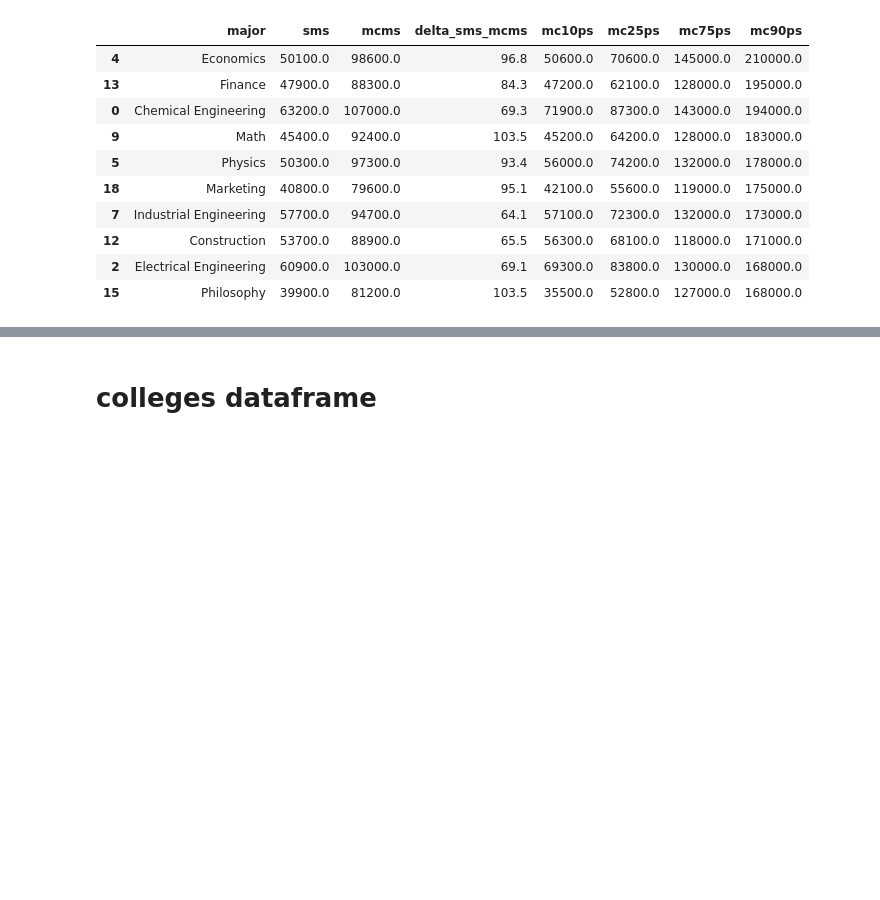
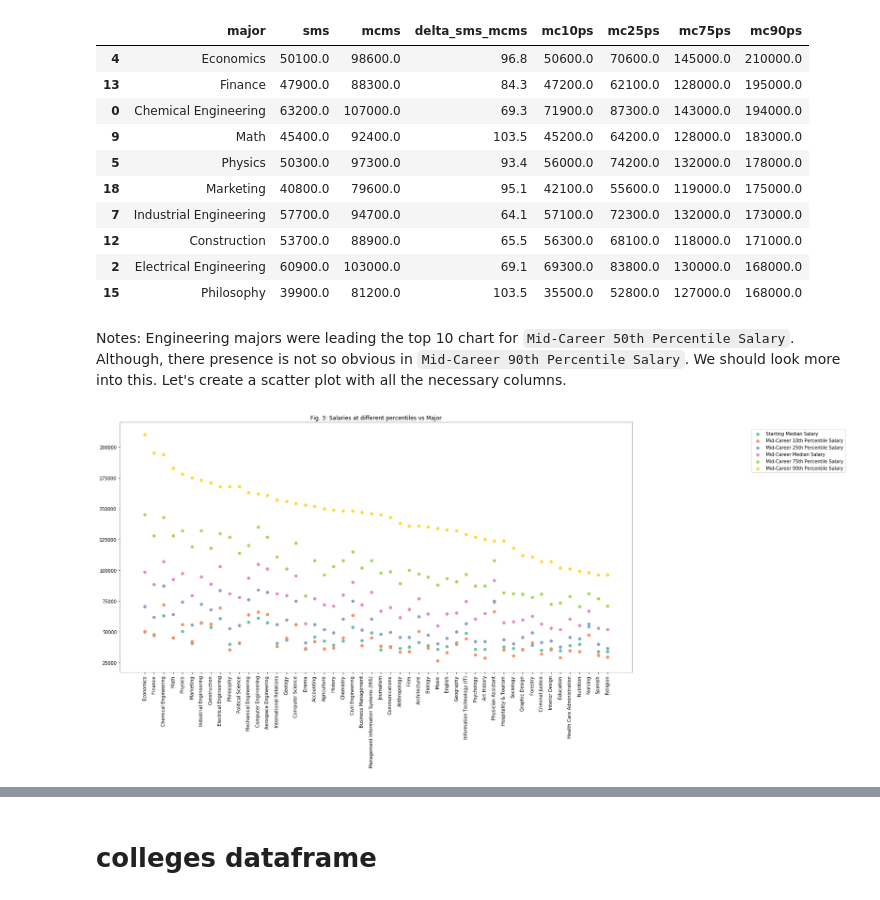
Before and after one commit to ccny-data/College_Major_Data, a Jupyter notebook: playground/college_salaries.ipynb, the cells around one changed output, grey strips where cells are left out. Cells and saved outputs as stored; diff of their text form; code cells hidden in the pictures; blank space fills up the shorter version.

```diff
--- a/playground/college_salaries.ipynb
+++ b/playground/college_salaries.ipynb
@@ -146,3 +148,48 @@ degrees.head(10)
 | 12 | Construction | 53700.0 | 88900.0 | 65.5 | 56300.0 | 68100.0 | 118000.0 | 171000.0 |
 | 2 | Electrical Engineering | 60900.0 | 103000.0 | 69.1 | 69300.0 | 83800.0 | 130000.0 | 168000.0 |
 | 15 | Philosophy | 39900.0 | 81200.0 | 103.5 | 35500.0 | 52800.0 | 127000.0 | 168000.0 |
+# %% [markdown]
+Notes: Engineering majors were leading the top 10 chart for `Mid-Career 50th Percentile Salary`. Although, there presence is not so obvious in `Mid-Career 90th Percentile Salary`. We should look more into this. Let's create a scatter plot with all the necessary columns.
+# %%
+# reset index to 'descending mid 90th percentile
+degrees = degrees.sort_values("mc90ps", ascending=False)
+degrees = degrees.reset_index()
+# %%
+# fig. 3
+
+# set fig. size
+f, ax = plt.subplots(figsize=(20, 10))
+
+# major as x
+x = degrees["major"]
+ax.set_xticklabels(degrees["major"], rotation="vertical", fontsize="medium")
+
+# starting median salary
+y1 = degrees["sms"]
+plt.scatter(x,y1, color='#66c2a5', label = "Starting Median Salary")
+
+# Mid-Career 10th Percentile Salary
+y2 = degrees["mc10ps"]
+plt.scatter(x,y2, color='#fc8d62', label = "Mid-Career 10th Percentile Salary")
+
+# Mid-Career 25th Percentile Salary
+y2 = degrees["mc25ps"]
+plt.scatter(x,y2, color='#8da0cb', label = "Mid-Career 25th Percentile Salary")
+
+# Mid-Career 50th Percentile Salary / Mid-Career Median Salary
+y2 = degrees["mcms"]
+plt.scatter(x,y2, color='#e78ac3', label = "Mid-Career Median Salary")
+
+# Mid-Career 75th Percentile Salary
+y2 = degrees["mc75ps"]
+plt.scatter(x,y2, color='#a6d854', label = "Mid-Career 75th Percentile Salary")
+
+# Mid-Career 90th Percentile Salary
+y2 = degrees["mc90ps"]
+plt.scatter(x,y2, color='#ffd92f', label = "Mid-Career 90th Percentile Salary")
+
+plt.title("Fig. 3: Salaries at different percentiles vs Major")
+plt.legend(loc='upper right', bbox_to_anchor=(1.42,.98)) #move the legend
+plt.show()
+# %% [output]
+[figure, added]
```
Also changed, not shown: parts of 6 cells of this notebook.
